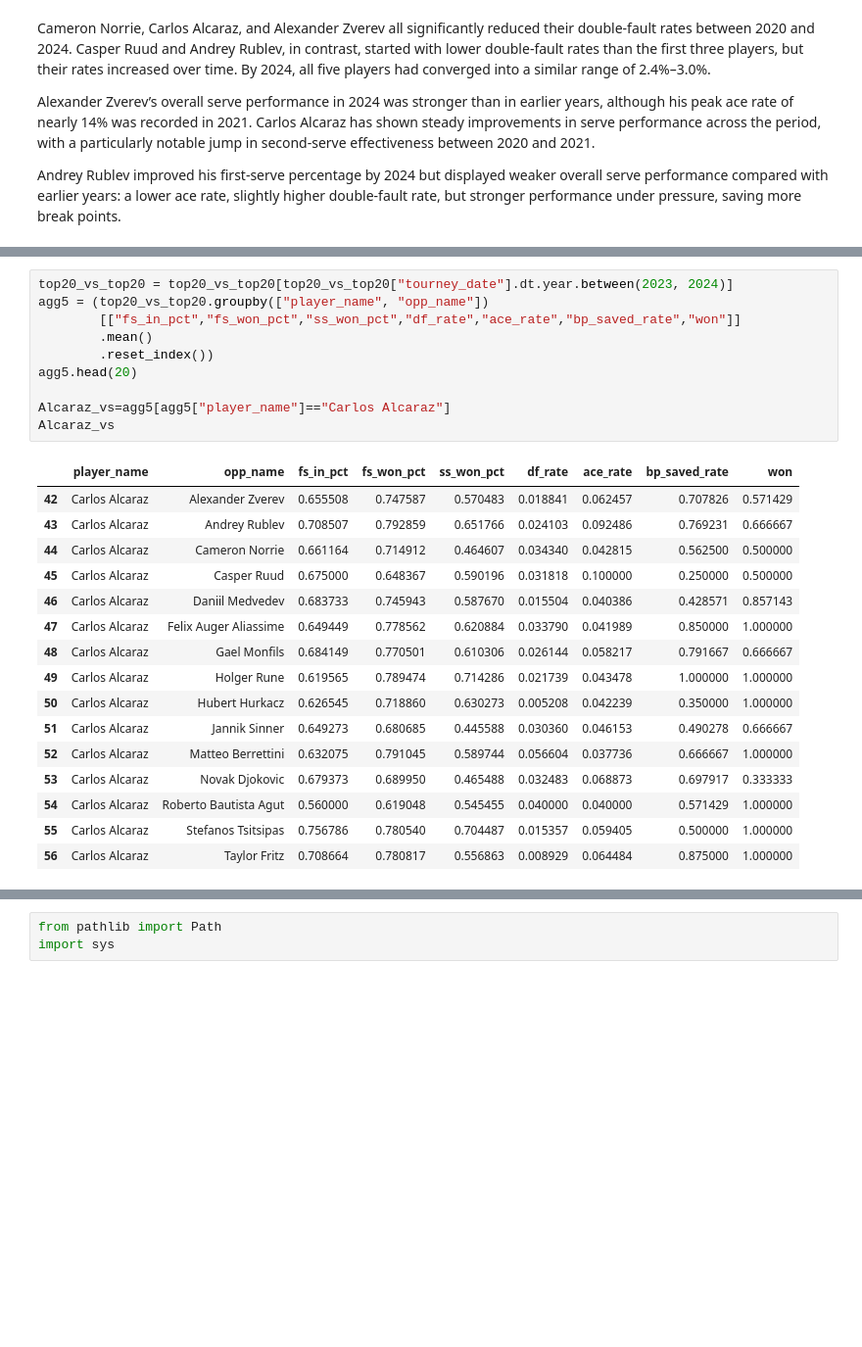
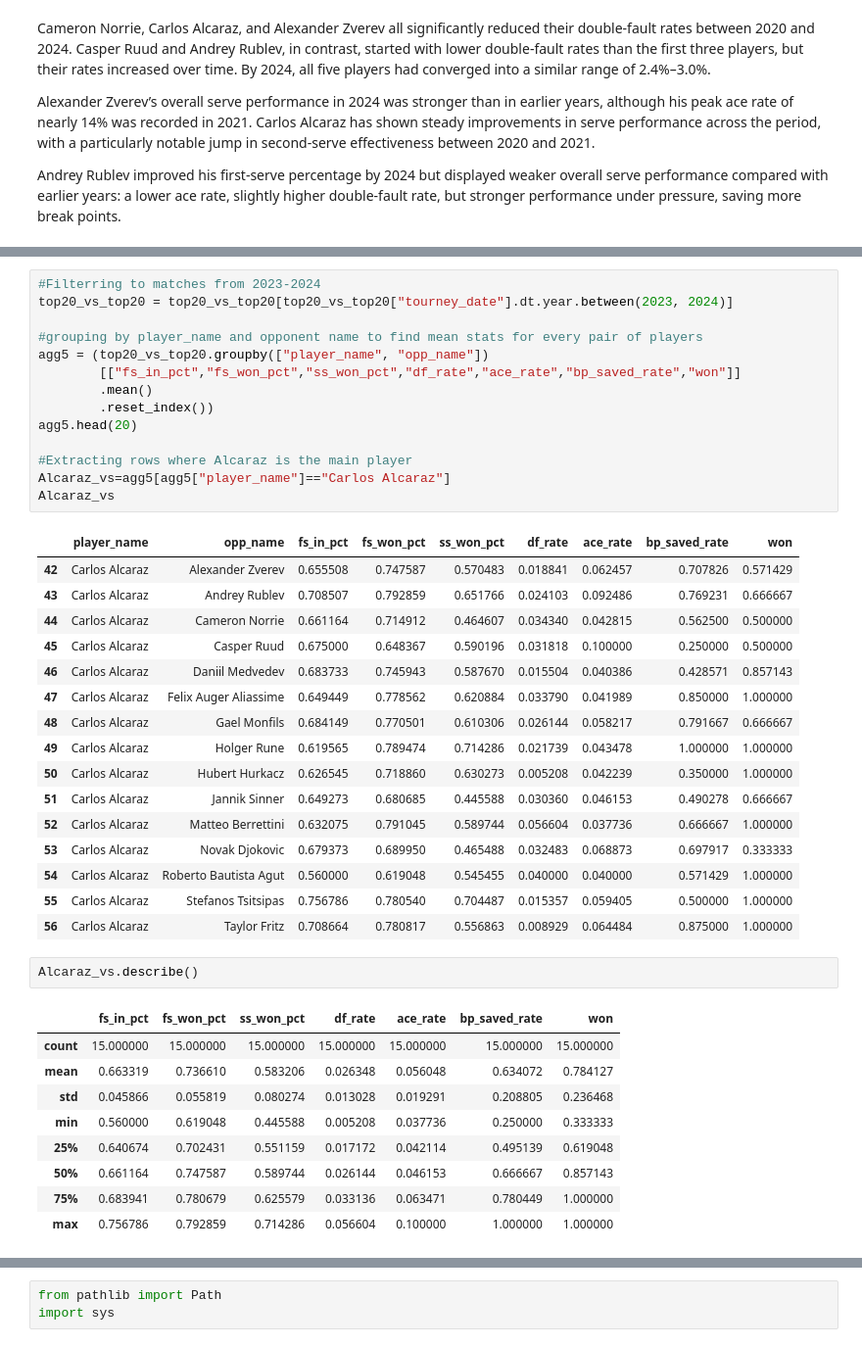
Before and after one commit to mdnlyy/ATP-Elo-Rating, a Jupyter notebook: atp_elo_notebook.ipynb, the cells around one changed output, grey strips where cells are left out. Shown at 98% size. Cells and saved outputs as stored; diff of their text form; blank space fills up the shorter version.

```diff
--- a/atp_elo_notebook.ipynb
+++ b/atp_elo_notebook.ipynb
@@ -1062,11 +1084,15 @@ Andrey Rublev improved his first-serve percentage by 2024 but displayed weaker o
 # %%
+#Filterring to matches from 2023-2024
 top20_vs_top20 = top20_vs_top20[top20_vs_top20["tourney_date"].dt.year.between(2023, 2024)]
+
+#grouping by player_name and opponent name to find mean stats for every pair of players
 agg5 = (top20_vs_top20.groupby(["player_name", "opp_name"])
         [["fs_in_pct","fs_won_pct","ss_won_pct","df_rate","ace_rate","bp_saved_rate","won"]]
         .mean()
         .reset_index())
 agg5.head(20)
 
+#Extracting rows where Alcaraz is the main player
 Alcaraz_vs=agg5[agg5["player_name"]=="Carlos Alcaraz"]
 Alcaraz_vs
 # %% [output]
@@ -1086,4 +1112,16 @@ Alcaraz_vs
 | 54 | Carlos Alcaraz | Roberto Bautista Agut | 0.560000 | 0.619048 | 0.545455 | 0.040000 | 0.040000 | 0.571429 | 1.000000 |
 | 55 | Carlos Alcaraz | Stefanos Tsitsipas | 0.756786 | 0.780540 | 0.704487 | 0.015357 | 0.059405 | 0.500000 | 1.000000 |
 | 56 | Carlos Alcaraz | Taylor Fritz | 0.708664 | 0.780817 | 0.556863 | 0.008929 | 0.064484 | 0.875000 | 1.000000 |
+# %%
+Alcaraz_vs.describe()
+# %% [output]
+|  | fs_in_pct | fs_won_pct | ss_won_pct | df_rate | ace_rate | bp_saved_rate | won |
+| count | 15.000000 | 15.000000 | 15.000000 | 15.000000 | 15.000000 | 15.000000 | 15.000000 |
+| mean | 0.663319 | 0.736610 | 0.583206 | 0.026348 | 0.056048 | 0.634072 | 0.784127 |
+| std | 0.045866 | 0.055819 | 0.080274 | 0.013028 | 0.019291 | 0.208805 | 0.236468 |
+| min | 0.560000 | 0.619048 | 0.445588 | 0.005208 | 0.037736 | 0.250000 | 0.333333 |
+| 25% | 0.640674 | 0.702431 | 0.551159 | 0.017172 | 0.042114 | 0.495139 | 0.619048 |
+| 50% | 0.661164 | 0.747587 | 0.589744 | 0.026144 | 0.046153 | 0.666667 | 0.857143 |
+| 75% | 0.683941 | 0.780679 | 0.625579 | 0.033136 | 0.063471 | 0.780449 | 1.000000 |
+| max | 0.756786 | 0.792859 | 0.714286 | 0.056604 | 0.100000 | 1.000000 | 1.000000 |
 # %%
```
Also changed, not shown: parts of 41 cells of this notebook, 3 other files.
